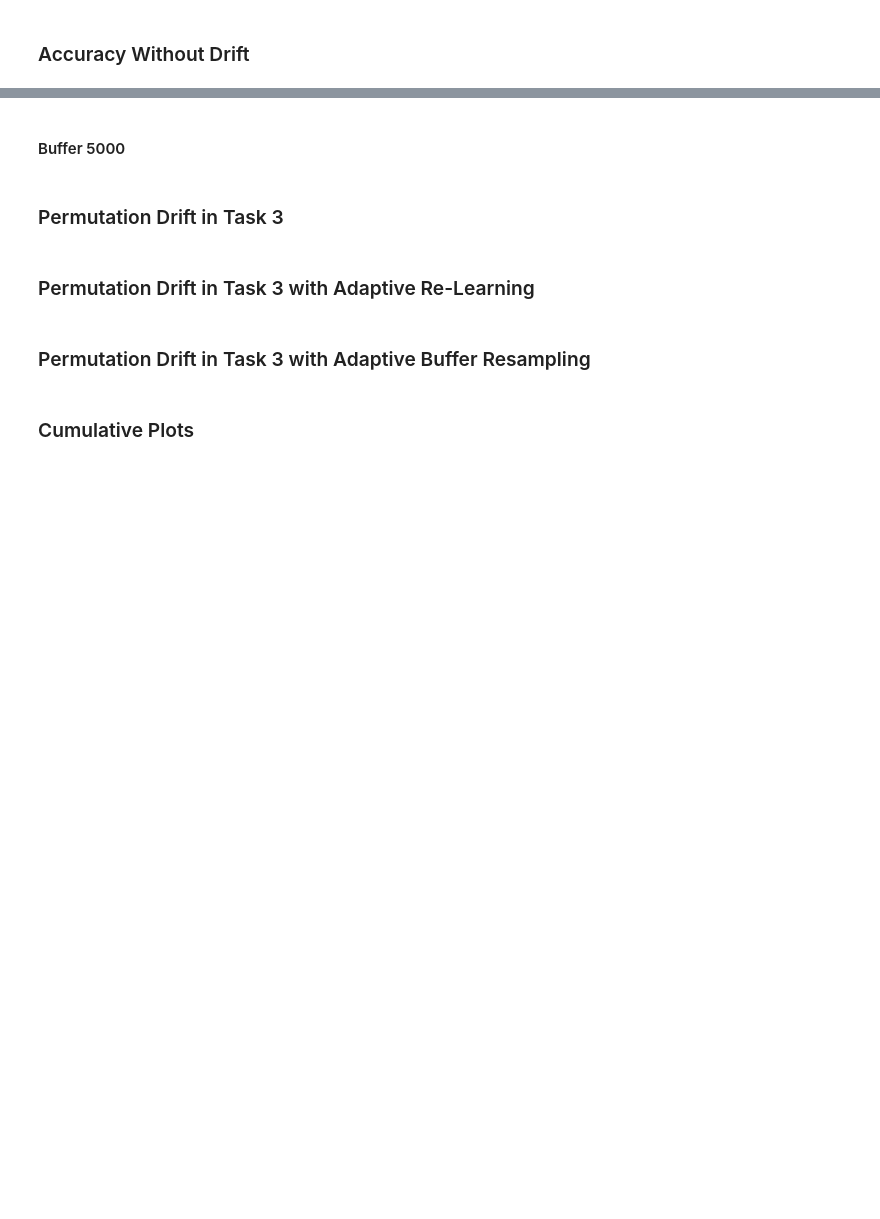
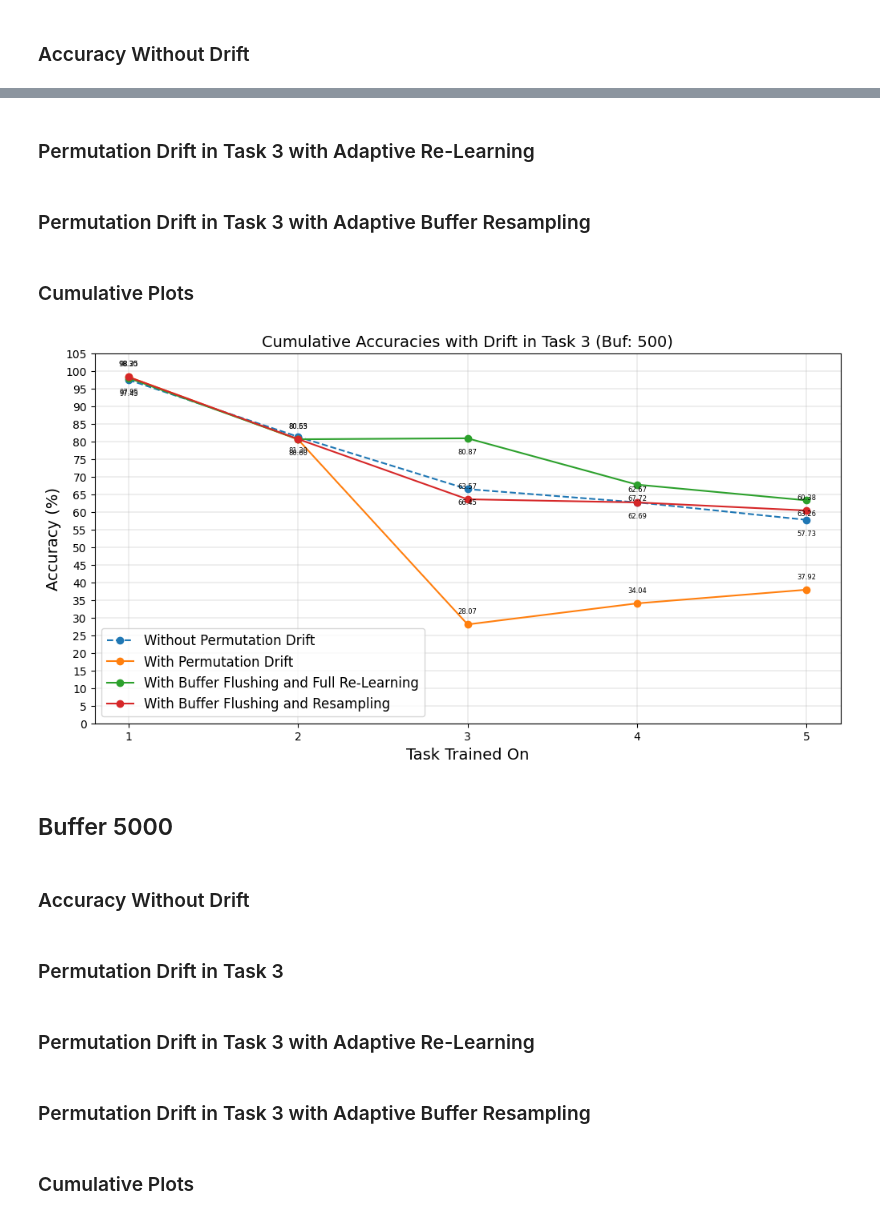
Before and after one commit to AlifAshrafee/Concept-Drift-Results, a Jupyter notebook: CIFAR-10-result-visualization-new-framework.ipynb, the cells around one changed output, grey strips where cells are left out. Saved outputs shown, nothing was run; the diff lists cells and outputs as text; code cells hidden in the pictures; blank space fills up the shorter version.

```diff
--- a/CIFAR-10-result-visualization-new-framework.ipynb
+++ b/CIFAR-10-result-visualization-new-framework.ipynb
@@ -248,5 +318,51 @@ er_ace_500_accuracy_array_without_drift = read_results(
+# %% [markdown]
+### Permutation Drift in Task 3 with Adaptive Re-Learning
+# %%
+er_ace_500_accuracy_array_with_drift_full_relearning = read_results(
+    "./logs/01-19-25-01-21-29-seq-cifar10-er_ace-buf-500-drift-5-n-1-adaptation-1.json"
+)
+# 62.72, 63.26, 63.47, 64.02
+# 63.36749999999999 ± 0.4655843103026552
+# plot_results(
+#     er_ace_500_accuracy_array_with_drift_full_relearning,
+#     title="Accuracy with Permutation Drift in Task 3 and Adaptive Re-Learning",
+# )
+# %% [markdown]
+### Permutation Drift in Task 3 with Adaptive Buffer Resampling
+# %%
+er_ace_500_accuracy_array_with_drift_buffer_resampling = read_results(
+    "./logs/01-19-25-18-34-18-seq-cifar10-er_ace-buf-500-drift-5-n-1-adaptation-2.json"
+)
+# 59.62, 59.76, 60.38, 61.15, 61.57
+# 60.496 ± 0.762065613972971
+# plot_results(
+#     er_ace_500_accuracy_array_with_drift_buffer_resampling,
+#     title="Accuracy with Permutation Drift in Task 3 and Adaptive Buffer Sampling",
+# )
+# %% [markdown]
+### Cumulative Plots
+# %%
+plot_cumulative_results(
+    "Cumulative Accuracies with Drift in Task 3 (Buf: 500)",
+    [
+        er_ace_500_accuracy_array_without_drift,
+        er_ace_500_accuracy_array_with_drift,
+        er_ace_500_accuracy_array_with_drift_full_relearning,
+        er_ace_500_accuracy_array_with_drift_buffer_resampling,
+    ],
+    [
+        "Without Permutation Drift",
+        "With Permutation Drift",
+        "With Buffer Flushing and Full Re-Learning",
+        "With Buffer Flushing and Resampling",
+    ],
+)
+# %% [output]
+[figure, added]
 # %% [markdown]
-#### Buffer 5000
+## Buffer 5000
+# %% [markdown]
+### Accuracy Without Drift
 # %%
 er_ace_5000_accuracy_array_without_drift = read_results(
     "./logs/01-14-25-23-00-53-seq-cifar10-er_ace-buf-5000-drift-6-n-1-severity-5-adaptation-0-cpd-0.json"
```
Also changed, not shown: parts of 51 cells of this notebook, 1 other file.
